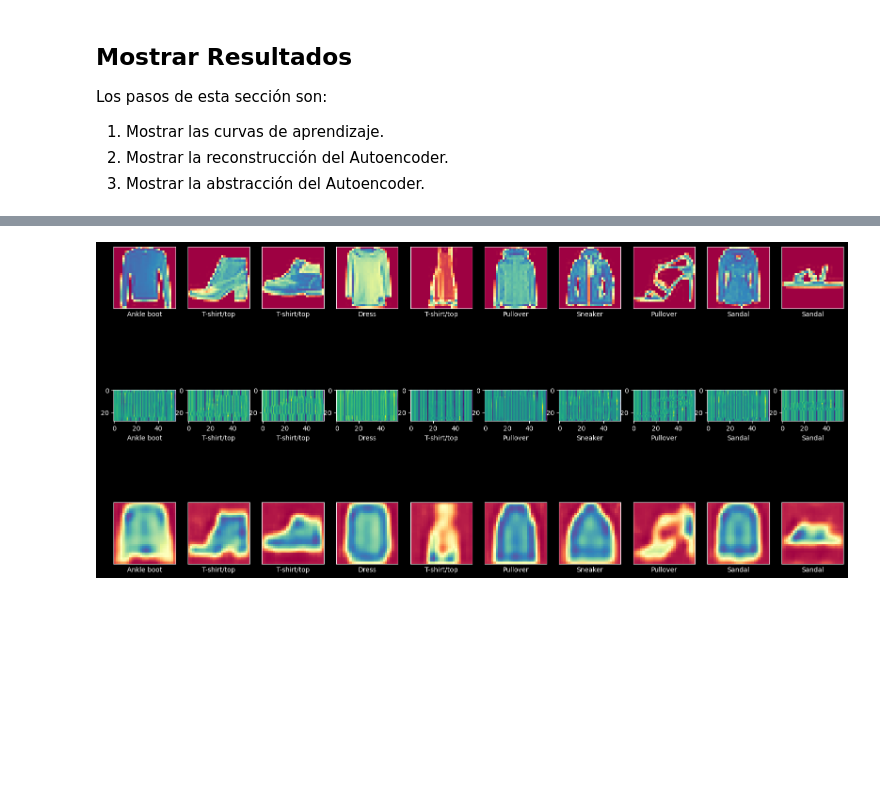
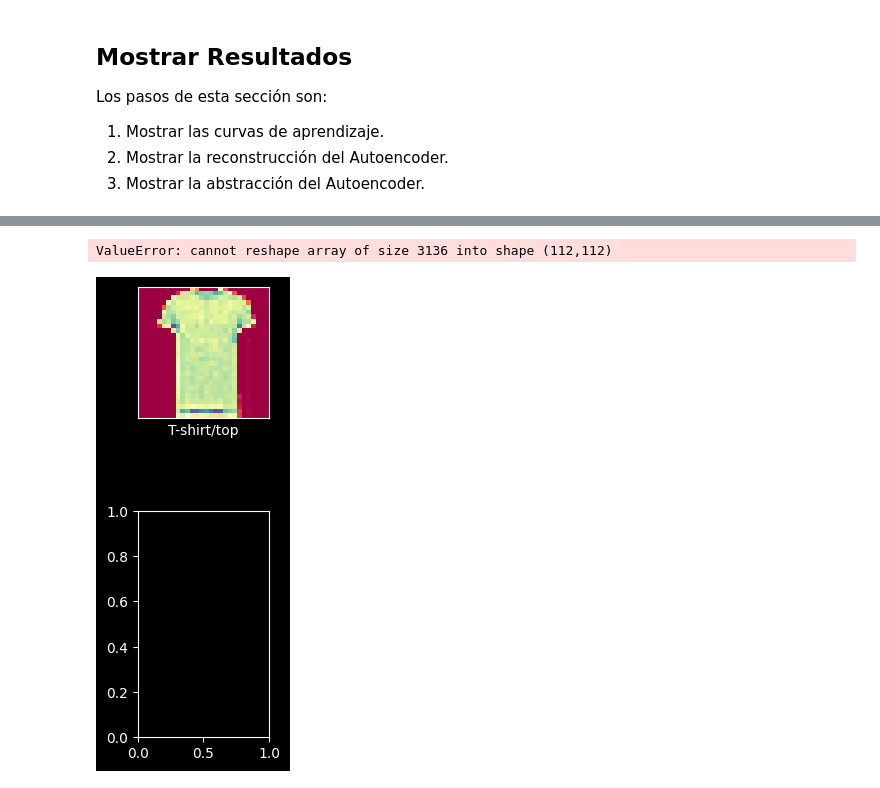
Before and after one commit to sa-artea/TallerML-GAN-CGAN-DISC, a Jupyter notebook: 01-CNN-Autoencoder.ipynb, the cells around one changed output, grey strips where cells are left out. Saved outputs shown, nothing was run; the diff lists cells and outputs as text; code cells hidden in the pictures; blank space fills up the shorter version.

```diff
--- a/01-CNN-Autoencoder.ipynb
+++ b/01-CNN-Autoencoder.ipynb
@@ -278,7 +278,9 @@ train_pop = 0.8
 test_pop = 1.0 - train_pop
 # %%
 # distribuir los datos entre entrenamiento vs. pruebas
-X_train, X_test, y_train, y_test = train_test_split(X, X, test_size = test_pop, random_state = rseed)
+X_train, X_test, y_train, y_test = train_test_split(X,
+                                                    y,
+                                                    test_size=test_pop, random_state=rseed)
 # %%
 # formateo para keras y tensorflow
 X_train = tf.convert_to_tensor(X_train, dtype="float64")
@@ -297,7 +302,7 @@ Los pasos de esta sección son:
 # %%
 # defino parametros necesarios para el modelo Autoencoder
 # parametros para las capas
-filters = 16             # 16, 32
+filters = 32             # 16, 32
 mid_neurons = 7*7        # 7*7, 28*28
 outn = 1
 mid_reshape = (7, 7, 1)   # (7,7,1), (28,28,1)
@@ -562,6 +562,10 @@ fig.show()
 # prueba funcional del autoencoder
 max_img = 10
 random_test_img = np.random.randint(len(X_test), size = max_img)
+# random_test_img = range(max_img)
 print(len(X_test), len(y_test))
+# print(random_test_img)
+for img in random_test_img:
+    print("Imagen de prueba: ", img)
 # %% [output]
 14000 14000
@@ -575,43 +589,49 @@ plt.figure(figsize=(20, 10))
 og_shape = fashion_df[col_names[1]][0]
 og_label = fashion_df[col_names[3]][0]
 
-for i, img_id in enumerate(random_test_img):
+for i, img in enumerate(random_test_img):
     # imagen original
     ax = plt.subplot(3, max_img, i + 1)
-    temp_X = np.array(X_test[img_id])
+    temp_X = np.array(X_test[img])
     # ajustar ty tamaño y color al original
     plt.imshow(temp_X.reshape(og_shape),
                cmap=plt.cm.Spectral)
     # imprimir el nombre de la clase
-    plt.xlabel(fashion_df["label"][i])
+    idx = list(y_test[img]).index(max(y_test[img]))
+    # print(idx, label_names[idx])
+    # print(label_names)
+    plt.xlabel(label_names[idx])
     plt.xticks([])
     plt.yticks([])
 
     # imagen abstracta de la capa intermedia del autoencoder
     ax = plt.subplot(3, max_img, max_img + i + 1)
     # recuperar la imagen abstracta
     temp_abstract = cnn_abstraction(temp_X)
     # formato de la imagen abstracta
     temp_abstract = np.array(temp_abstract)
     # ajusta tamaño y color
     # print(temp_abstract.shape)
-    # .reshape((28*4, 224//4)),
-    plt.imshow(temp_abstract,
+    # .reshape(112, 112),
+    plt.imshow(temp_abstract.reshape(112, 112),
                cmap=plt.cm.viridis)
     # imprimir nombre de la clase
-    plt.xlabel(fashion_df["label"][i])
+    plt.xlabel(label_names[idx])
+    # plt.xticks([])
+    # plt.yticks([])
 
     # imagen reconstruida por el autoencoder
     ax = plt.subplot(3, max_img, 2*max_img + i + 1)
     # formatear la imagen reconstruida
-    temp_pre = np.array(cnn_predictions[img_id])
+    temp_pre = np.array(cnn_predictions[img])
     # ajustar tamaño y color
     plt.imshow(temp_pre.reshape(og_shape),
                cmap=plt.cm.Spectral)
     # imprimir nombre de la clase
-    plt.xlabel(fashion_df["label"][i])
+    plt.xlabel(label_names[idx])
     plt.xticks([])
     plt.yticks([])
     plt.grid(False)
 # %% [output]
+ValueError: cannot reshape array of size 3136 into shape (112,112)
-[figure, old version]
+[figure, new version]
```
Also changed, not shown: parts of 11 cells of this notebook, 11 other files.
